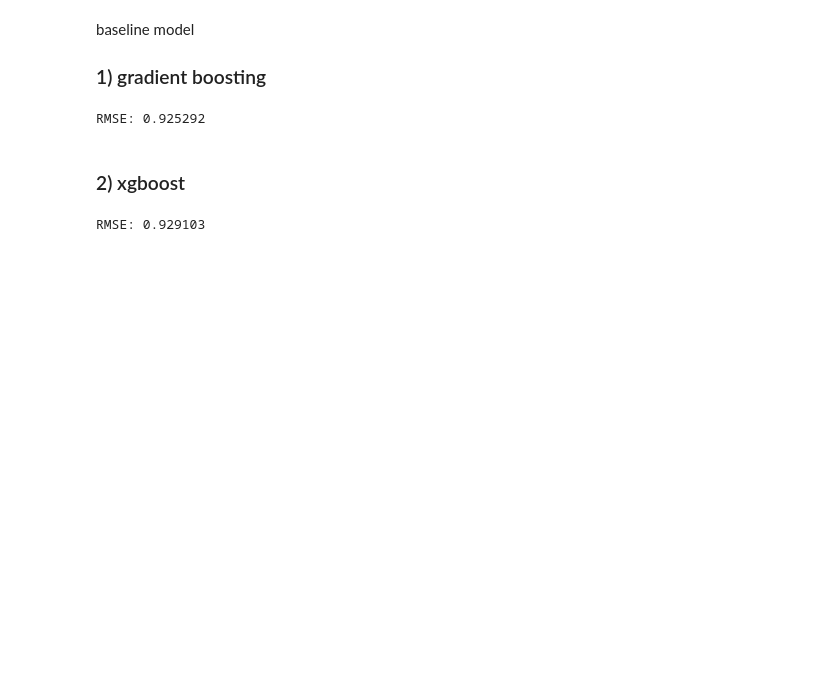
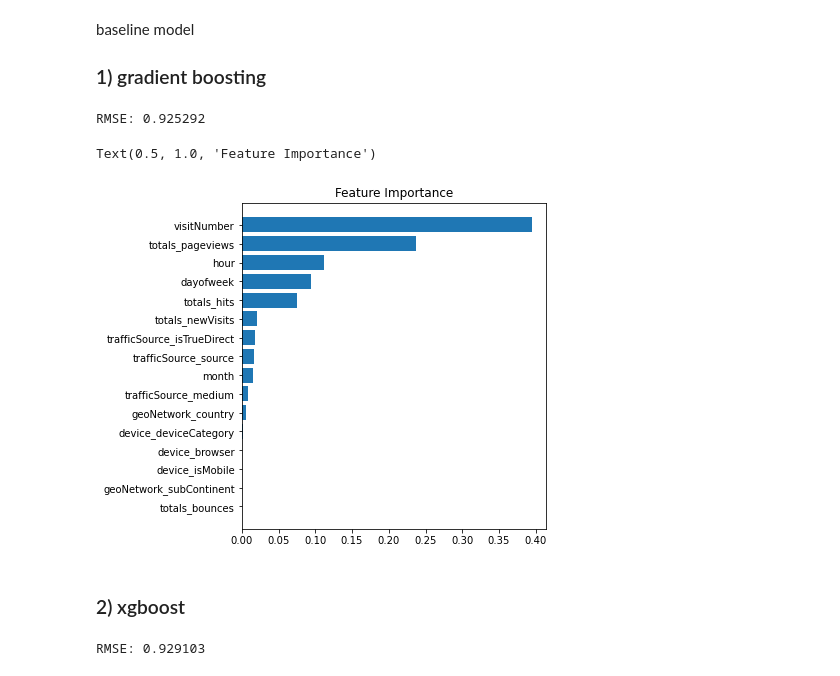
Before and after one commit to xiaotonghe/DSC672-project, a Jupyter notebook: revenue prediction.ipynb, the cells around one changed output. Saved outputs shown, nothing was run; the diff lists cells and outputs as text; code cells hidden in the pictures; blank space fills up the shorter version.

```diff
--- a/revenue prediction.ipynb
+++ b/revenue prediction.ipynb
@@ -323,6 +323,18 @@ rmse = np.sqrt(mean_squared_error(y_valid, preds))
 print("RMSE: %f" % (rmse))
 # %% [output]
 RMSE: 0.925292
+# %%
+feature_importance = reg.feature_importances_
+sorted_idx = np.argsort(feature_importance)
+pos = np.arange(sorted_idx.shape[0]) + .5
+fig = plt.figure(figsize=(12, 6))
+plt.subplot(1, 2, 1)
+plt.barh(pos, feature_importance[sorted_idx], align='center')
+plt.yticks(pos, np.array(X_train.columns)[sorted_idx])
+plt.title('Feature Importance')
+# %% [output]
+Text(0.5, 1.0, 'Feature Importance')
+[figure, added]
 # %% [markdown]
 ### 2) xgboost
 # %%
```
Also changed, not shown: parts of 2 cells of this notebook.
